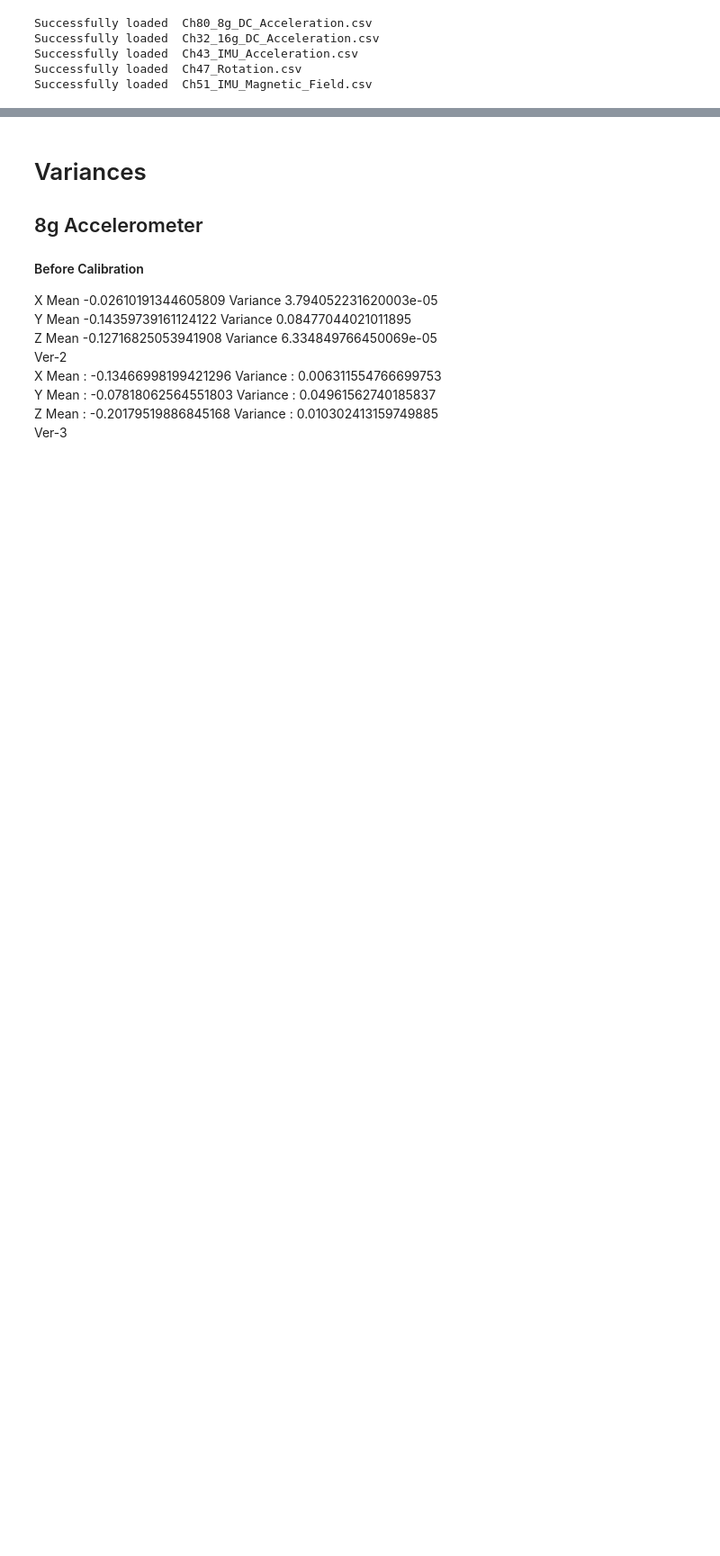
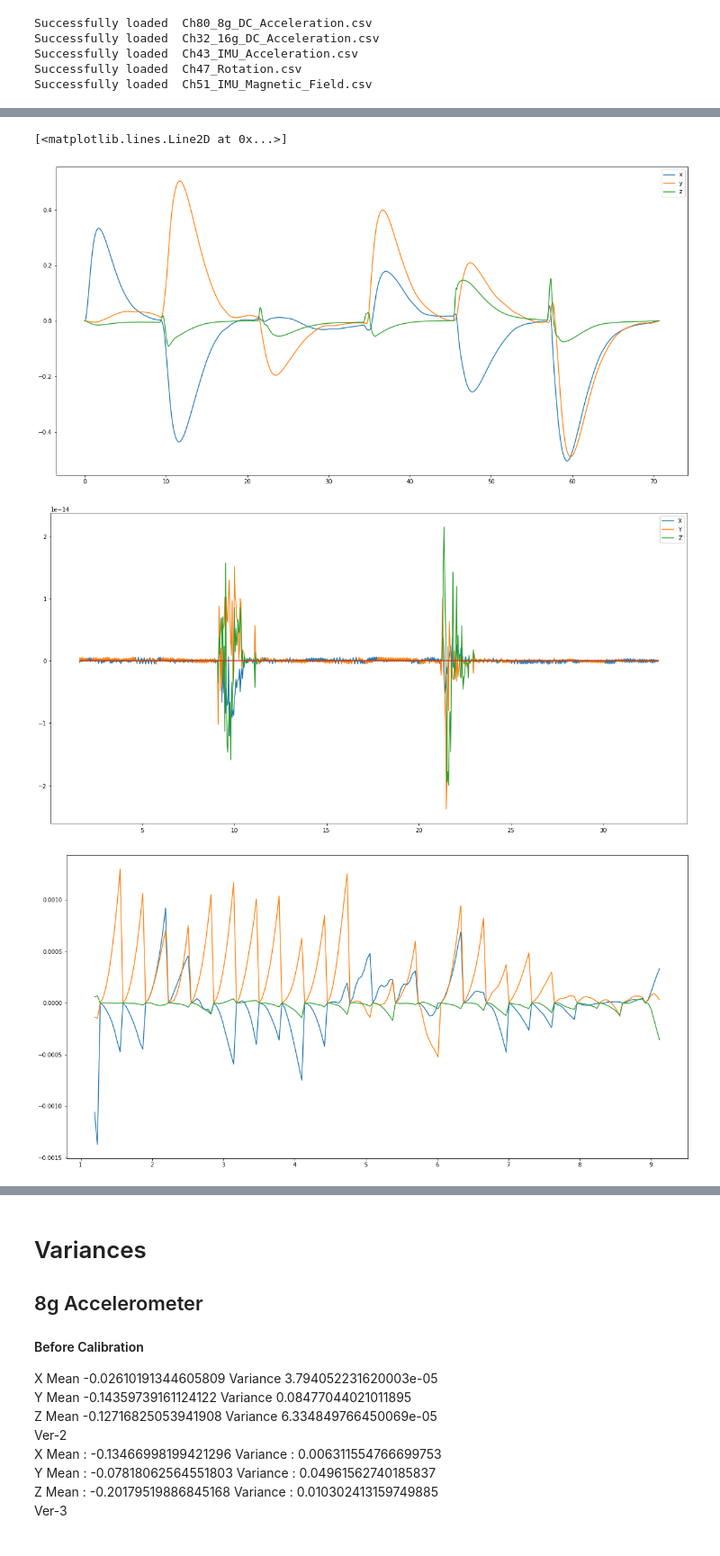
Before and after one commit to matterwaves/SensorAnalysis, a Jupyter notebook: calibration.ipynb, the cells around one changed output, grey strips where cells are left out. Shown: that part at 90% size. Saved outputs shown, nothing was run; the diff lists cells and outputs as text; code cells hidden in the pictures; blank space fills up the shorter version.

```diff
--- a/calibration.ipynb
+++ b/calibration.ipynb
@@ -169,3 +183,36 @@ Text(0, 0.5, 'lab frame acceleration (m/s^2)')
+# %%
+#Filtered position estimate without reset
+
+state_guess = kalman_filter(ts,acc_lab=ACC_LAB,z=len(ts)*[[0,0,0,0,0,0]],q=6*[0.000001],r=6*[0.001],reset=False)
+
+plt.figure(figsize=(20,10))
+plt.plot(ts,np.asarray(state_guess)[:,0],label="x")
+plt.plot(ts,np.asarray(state_guess)[:,1],label="y")
+plt.plot(ts,np.asarray(state_guess)[:,2],label="z")
+plt.legend()
+
+#Filtered position estimate with 300 ms reset
+
+state_periodic_reset = kalman_filter(ts,acc_lab=ACC_LAB,z=len(ts)*[[0,0,0,0,0,0]],q=6*[0.01],r=6*[0.0000000000001],reset=False)
+
+plt.figure(figsize=(20,10))
+plt.plot(ts[40:830],np.asarray(state_periodic_reset)[40:830,0],label="X")
+plt.plot(ts[40:830],np.asarray(state_periodic_reset)[40:830,1],label="Y")
+plt.plot(ts[40:830],np.asarray(state_periodic_reset)[40:830,2],label="Z")
+plt.plot(ts[40:830],790*[0])
+plt.legend()
+
+#Position estimate without filtering
+
+plt.figure(figsize=(20,10))
+plt.plot(ts[30:230],state2[30:230,0])
+plt.plot(ts[30:230],state2[30:230,1])
+plt.plot(ts[30:230],state2[30:230,2])
+# %% [output]
+[<matplotlib.lines.Line2D at 0x...>]
+[figure, added]
+[figure, added]
+[figure, added]
 # %%
 #Sensor Variances
 
```
Also changed, not shown: parts of 11 cells of this notebook, 1 other file.
